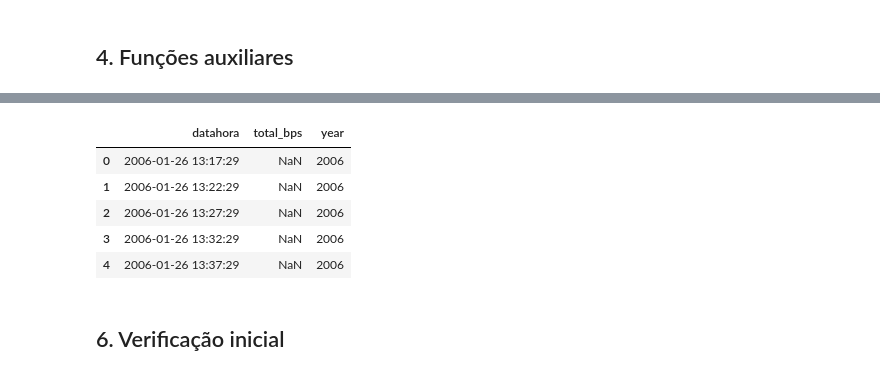
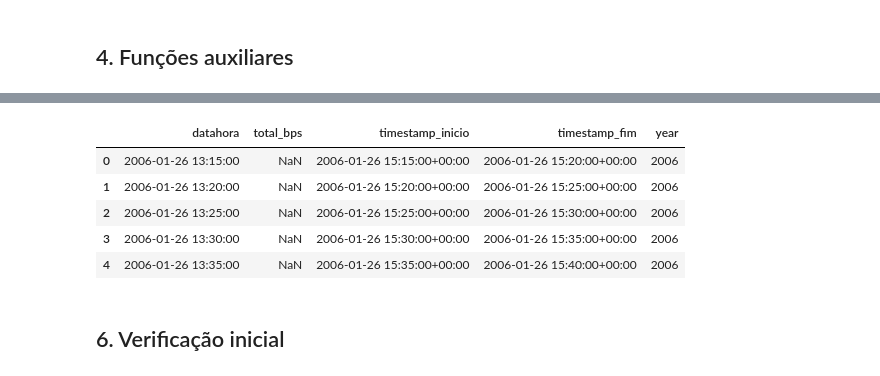
Before and after one commit to chmillan/mba-ai-usp, a Jupyter notebook: monograph/notebooks/00_data_preparation.ipynb, the cells around one changed output, grey strips where cells are left out. Drawn from its saved outputs; the diff is of its cells as text; code cells hidden in the pictures.

```diff
--- a/monograph/notebooks/00_data_preparation.ipynb
+++ b/monograph/notebooks/00_data_preparation.ipynb
@@ -98,14 +126,22 @@ Saída: /Users/cristiane/git/mba-ai-usp/monograph/data/processed
 # %%
-tree = ET.parse(arquivo_xml)
-root = tree.getroot()
+with arquivo_xml.open("rb") as f:
+    eventos = ET.iterparse(f, events=("start", "end"))
+    _, root = next(eventos)
+    for evento, elemento in eventos:
+        if evento == "start" and elemento.tag == "database":
+            break
 
 step = int(root.find("step").text)
 lastupdate = int(root.find("lastupdate").text)
-rows = root.find("rra/database").findall("row")
-
+rra = root.find("rra")
+pdp_per_row = int(rra.find("pdp_per_row").text)
+cf = rra.find("cf").text.strip()
+intervalo = step * pdp_per_row
+assert step > 0 and pdp_per_row > 0
+assert intervalo == 300 and cf == "AVERAGE", "Revisar a RRA antes de usar este pipeline."
 print("step (segundos):", step)
 print("lastupdate:", lastupdate)
-print("número de linhas:", len(rows))
+print("RRA:", cf, "| PDPs por linha:", pdp_per_row, "| intervalo:", intervalo)
 # %% [output]
 step (segundos): 300
 lastupdate: 1768334849
@@ -132,25 +174,51 @@ Neste notebook, a variável principal de análise será:
 # %%
-n = len(rows)
-start_time = lastupdate - (n * step)
+# Leitura direta e incremental da primeira RRA; não depende de scripts legados.
+epochs_xml = array("q")
+totais_bps = array("d")
+banco = None
+epoch_comentario = None
+with arquivo_xml.open("rb") as f:
+    for evento, elemento in ET.iterparse(f, events=("start", "end", "comment")):
+        if evento == "start" and elemento.tag == "database":
+            banco = elemento
+        elif banco is not None and evento == "comment":
+            m = re.search(r"/\s*(\d+)\s*$", elemento.text or "")
+            if m:
+                epoch_comentario = int(m[1])
+        elif banco is not None and evento == "end" and elemento.tag == "row":
+            if epoch_comentario is None:
+                raise ValueError("Linha sem epoch de referência no comentário XML.")
+            vals = elemento.findall("v")
+            v0 = parse_valor(vals[0].text) if len(vals) > 0 else None
+            v1 = parse_valor(vals[1].text) if len(vals) > 1 else None
+            total = np.nan if (v0 is None or v1 is None) else v0 + v1
+            epochs_xml.append(epoch_comentario)
+            totais_bps.append(total)
+            epoch_comentario = None
+            banco.clear()
+        elif banco is not None and evento == "end" and elemento.tag == "database":
+            break
 
-serie = []
+n = len(epochs_xml)
+assert n > 0
+ultimo_fim = lastupdate - (lastupdate % intervalo)
+primeiro_fim = ultimo_fim - (n - 1) * intervalo
+epochs_fim = primeiro_fim + np.arange(n, dtype=np.int64) * intervalo
+np.testing.assert_array_equal(epochs_fim, np.asarray(epochs_xml))
+assert np.all(np.diff(epochs_fim) == intervalo)
 
-for i, row in enumerate(rows):
-    timestamp = start_time + i * step
-    datahora = datetime.fromtimestamp(timestamp)
+fins_utc = pd.to_datetime(epochs_fim, unit="s", utc=True)
+inicios_utc = fins_utc - pd.Timedelta(seconds=intervalo)
+assert fins_utc.is_unique and fins_utc.is_monotonic_increasing
+assert inicios_utc.is_unique and inicios_utc.is_monotonic_increasing
 
-    vals = row.findall("v")
-
-    v0 = parse_valor(vals[0].text) if len(vals) > 0 else None
-    v1 = parse_valor(vals[1].text) if len(vals) > 1 else None
-
-    total = None if (v0 is None or v1 is None) else (v0 + v1)
-
-    serie.append((datahora, total))
-
-df = pd.DataFrame(serie, columns=["datahora", "total_bps"])
-df["datahora"] = pd.to_datetime(df["datahora"])
+df = pd.DataFrame({
+    "datahora": inicios_utc.tz_convert("America/Sao_Paulo").tz_localize(None),
+    "total_bps": np.asarray(totais_bps),
+    "timestamp_inicio": inicios_utc,
+    "timestamp_fim": fins_utc,
+})
 df["year"] = df["datahora"].dt.year
-
+print(f"{n:,} epochs conferidos integralmente com o XML.")
 df.head()
 # %% [output]
@@ -157,9 +226,9 @@ df.head()
-|  | datahora | total_bps | year |
-| 0 | 2006-01-26 13:17:29 | NaN | 2006 |
-| 1 | 2006-01-26 13:22:29 | NaN | 2006 |
-| 2 | 2006-01-26 13:27:29 | NaN | 2006 |
-| 3 | 2006-01-26 13:32:29 | NaN | 2006 |
-| 4 | 2006-01-26 13:37:29 | NaN | 2006 |
+|  | datahora | total_bps | timestamp_inicio | timestamp_fim | year |
+| 0 | 2006-01-26 13:15:00 | NaN | 2006-01-26 15:15:00+00:00 | 2006-01-26 15:20:00+00:00 | 2006 |
+| 1 | 2006-01-26 13:20:00 | NaN | 2006-01-26 15:20:00+00:00 | 2006-01-26 15:25:00+00:00 | 2006 |
+| 2 | 2006-01-26 13:25:00 | NaN | 2006-01-26 15:25:00+00:00 | 2006-01-26 15:30:00+00:00 | 2006 |
+| 3 | 2006-01-26 13:30:00 | NaN | 2006-01-26 15:30:00+00:00 | 2006-01-26 15:35:00+00:00 | 2006 |
+| 4 | 2006-01-26 13:35:00 | NaN | 2006-01-26 15:35:00+00:00 | 2006-01-26 15:40:00+00:00 | 2006 |
 # %% [markdown]
 ## 6. Verificação inicial
 # %%
```
Also changed, not shown: parts of 18 cells of this notebook, 7 other files.
